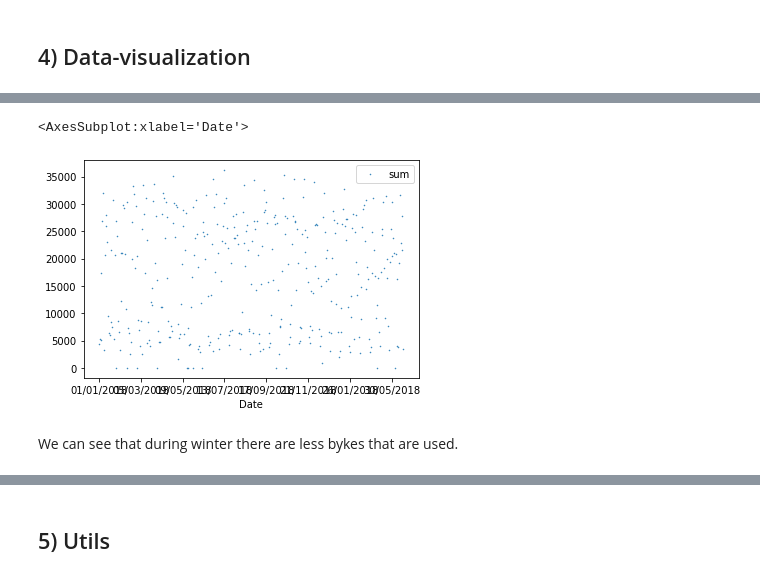
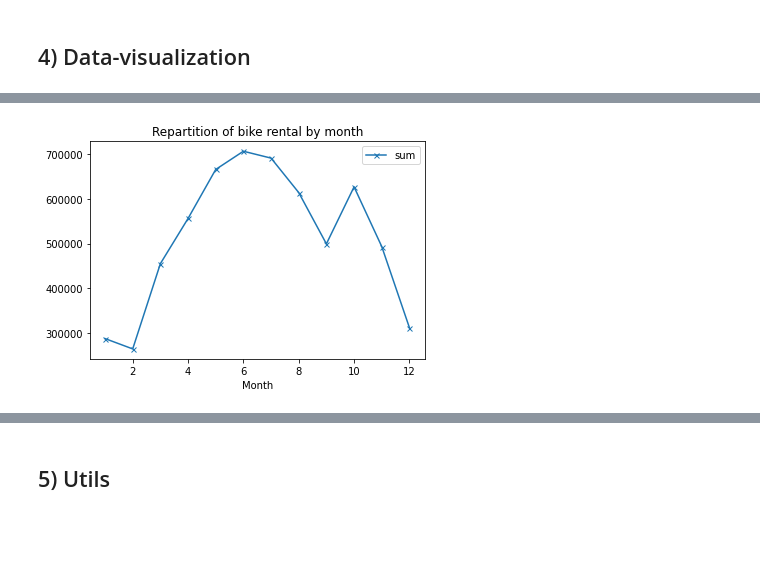
Before and after one commit to Pierre-Portfolio/Seoul-Bike-Sharing, a Jupyter notebook: SeoulBike.ipynb, the cells around one changed output, grey strips where cells are left out. Cells and saved outputs as stored; diff of their text form; code cells hidden in the pictures; blank space fills up the shorter version.

```diff
--- a/SeoulBike.ipynb
+++ b/SeoulBike.ipynb
@@ -302,7 +261,7 @@ dfMonth
 # %%
-dfDay.plot(y="Rented Bike Count",linestyle="",marker=".",markersize=1)
+dfMonth.plot(y="Rented Bike Count", marker="x", markersize=5);
+plt.title("Repartition of bike rental by month")
+plt.show()
+#They are most rented bike during the summer but they are a little increase in october
 # %% [output]
-<AxesSubplot:xlabel='Date'>
-[figure, old version]
+[figure, new version]
-# %% [markdown]
-We can see that during winter there are less bykes that are used.
```
Also changed, not shown: parts of 23 cells of this notebook.
